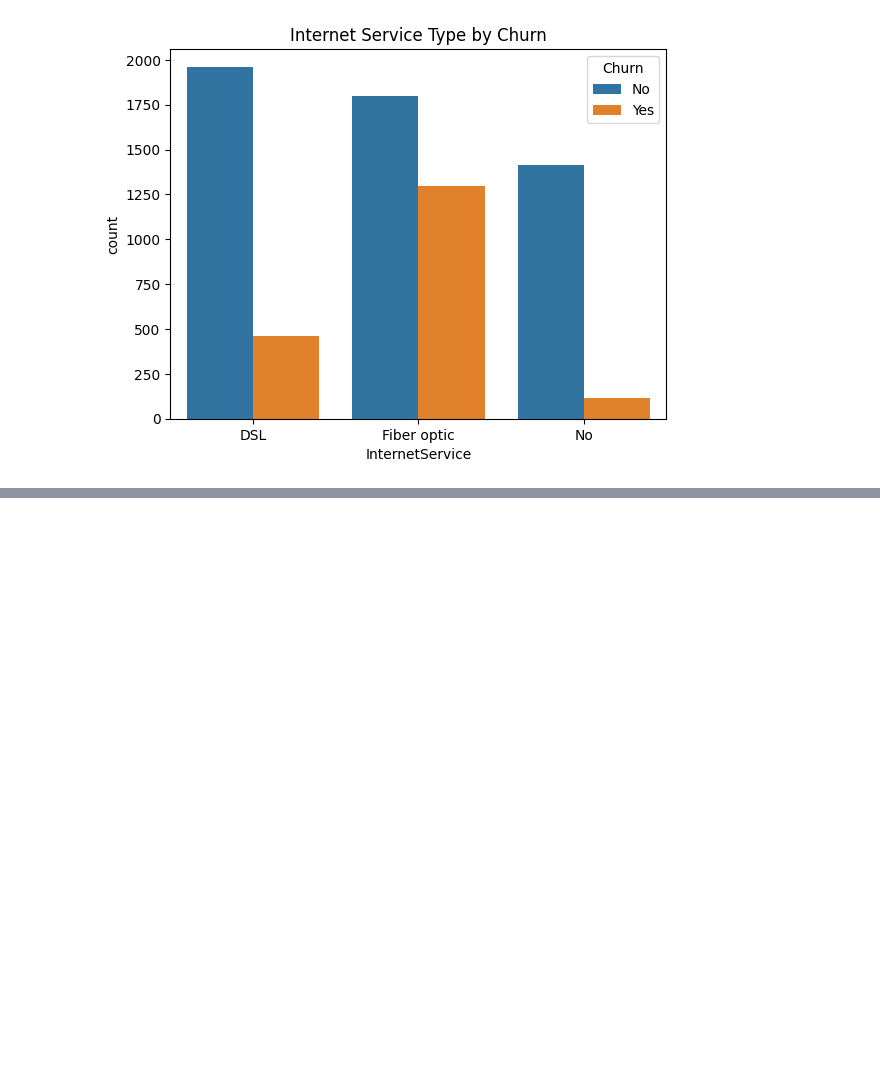
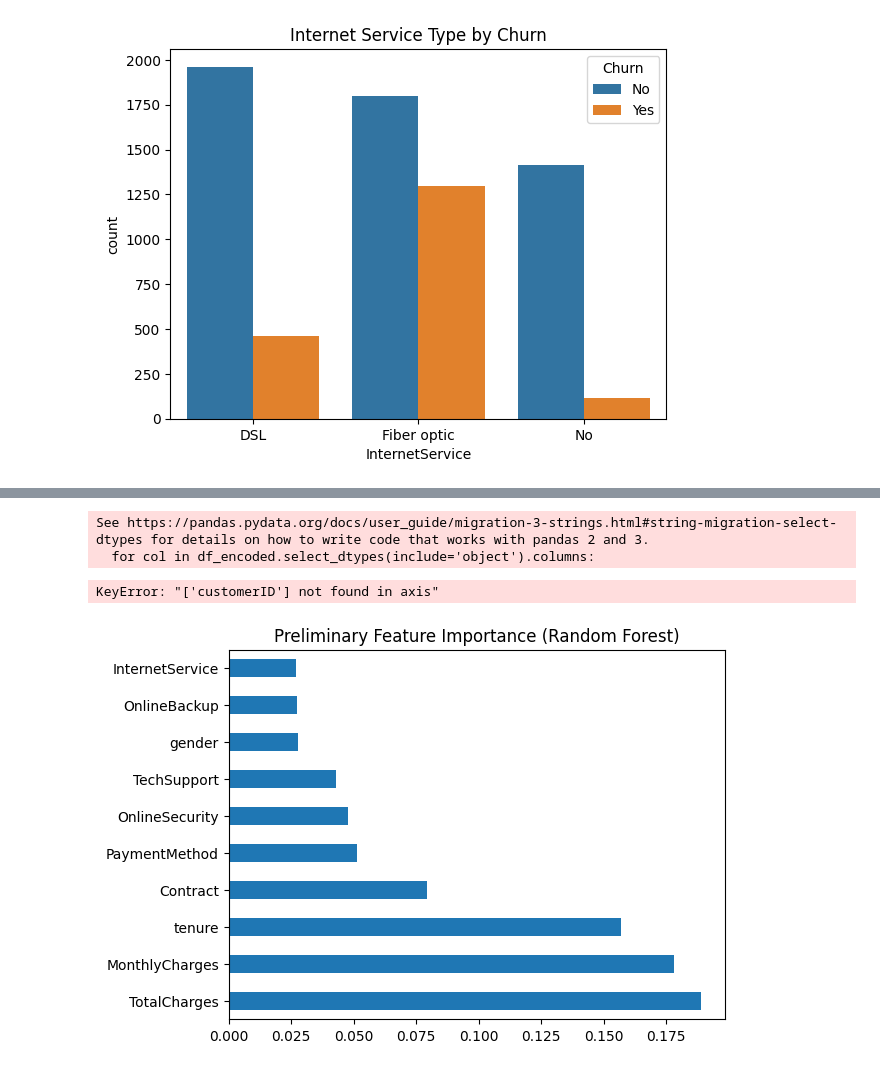
Before and after one commit to HindoloMagbityUSA/customer-churn-prediction, a Jupyter notebook: notebooks/eda.ipynb, the cells around one changed output, grey strips where cells are left out. Saved outputs shown, nothing was run; the diff lists cells and outputs as text; code cells hidden in the pictures; blank space fills up the shorter version.

```diff
--- a/notebooks/eda.ipynb
+++ b/notebooks/eda.ipynb
@@ -564,0 +873,31 @@ plt.show()
+# %%
+from sklearn.ensemble import RandomForestClassifier
+from sklearn.model_selection import train_test_split
+from sklearn.preprocessing import LabelEncoder
+
+# Basic encoding for quick test
+df_encoded = df.copy()
+
+for col in df_encoded.select_dtypes(include='object').columns:
+    df_encoded[col] = LabelEncoder().fit_transform(df_encoded[col])
+
+X = df_encoded.drop(['Churn', 'customerID'], axis=1)
+y = df_encoded['Churn']
+
+X_train, X_test, y_train, y_test = train_test_split(X, y, test_size=0.2, random_state=42)
+
+rf = RandomForestClassifier(random_state=42)
+rf.fit(X_train, y_train)
+
+importances = pd.Series(rf.feature_importances_, index=X.columns)
+importances.sort_values(ascending=False).head(10)
+# %% [output]
+See https://pandas.pydata.org/docs/user_guide/migration-3-strings.html#string-migration-select-dtypes for details on how to write code that works with pandas 2 and 3.
+  for col in df_encoded.select_dtypes(include='object').columns:
+KeyError: "['customerID'] not found in axis"
+# %%
+importances.sort_values(ascending=False).head(10).plot(kind='barh')
+plt.title("Preliminary Feature Importance (Random Forest)")
+plt.show()
+# %% [output]
+[figure, added]
```
Also changed, not shown: parts of 22 cells of this notebook, 2 other files.
